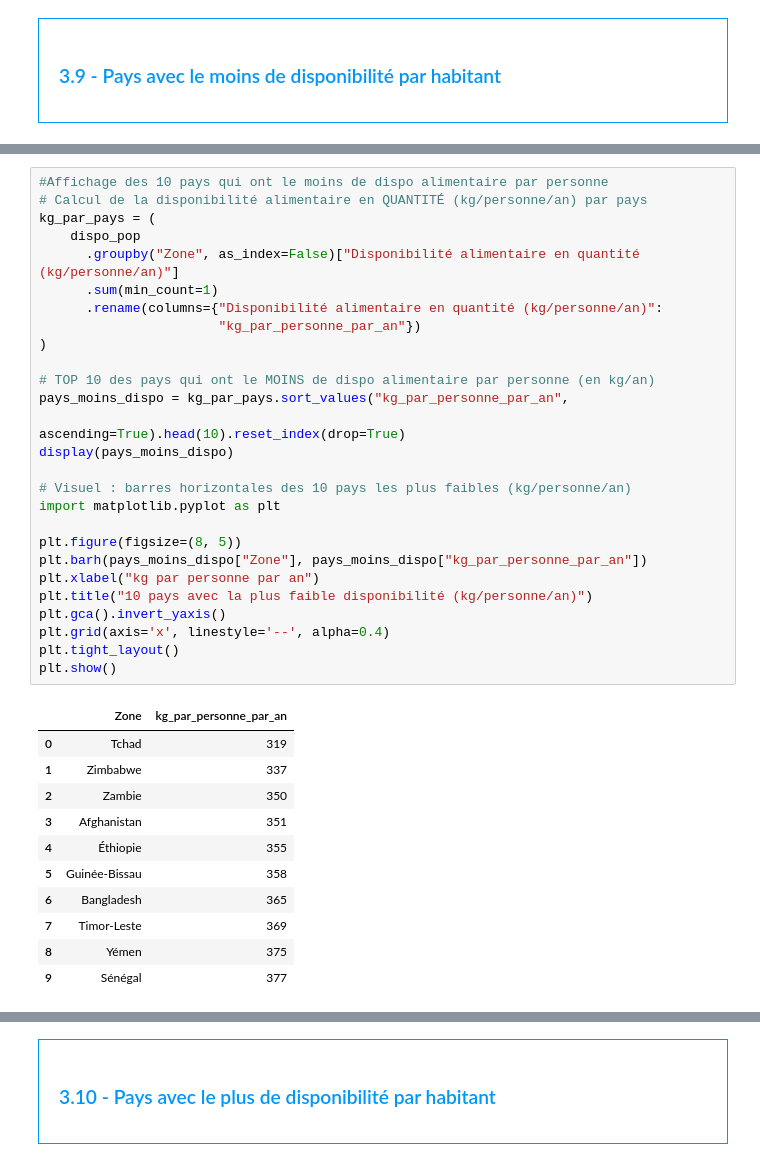
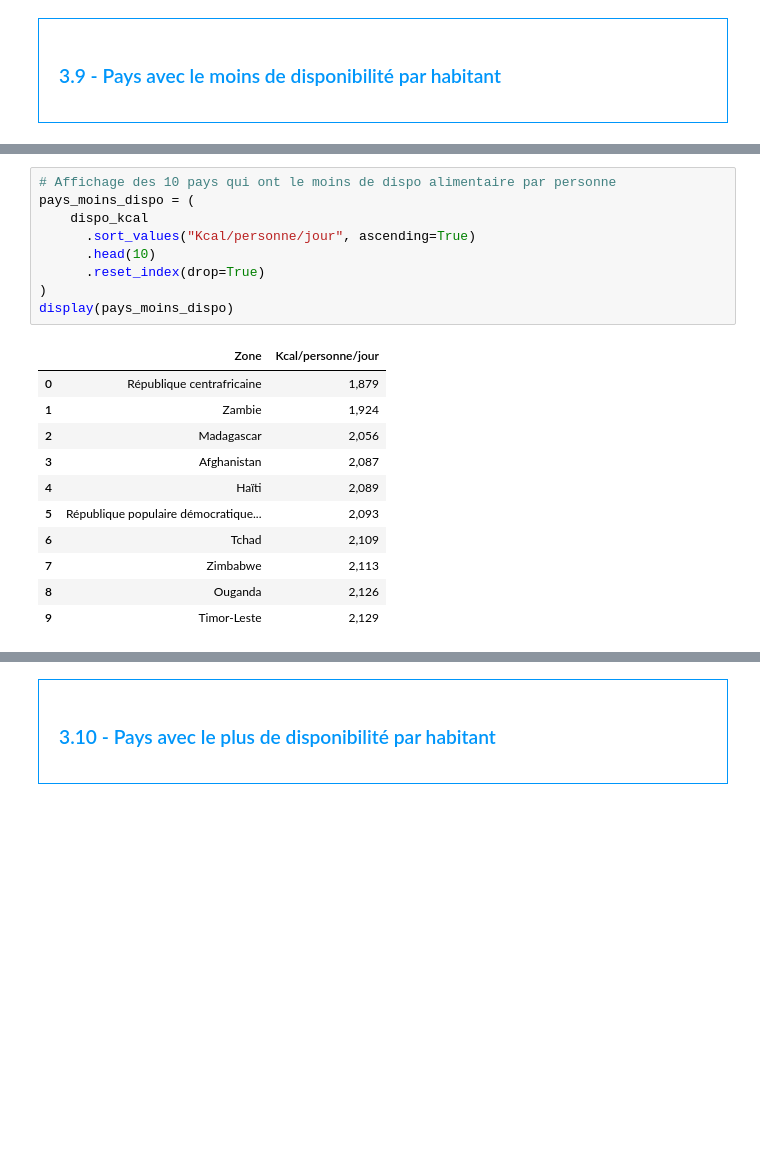
Before and after one commit to Stephane-OC/fao-project, a Jupyter notebook: Food_Security_Analysis_2013_2017.ipynb, the cells around one changed output, grey strips where cells are left out. Drawn from its saved outputs; the diff is of its cells as text; blank space fills up the shorter version.

```diff
--- a/Food_Security_Analysis_2013_2017.ipynb
+++ b/Food_Security_Analysis_2013_2017.ipynb
@@ -905,39 +799,21 @@ plt.show()
 # %%
-#Affichage des 10 pays qui ont le moins de dispo alimentaire par personne
-# Calcul de la disponibilité alimentaire en QUANTITÉ (kg/personne/an) par pays
-kg_par_pays = (
-    dispo_pop
-      .groupby("Zone", as_index=False)["Disponibilité alimentaire en quantité (kg/personne/an)"]
-      .sum(min_count=1)
-      .rename(columns={"Disponibilité alimentaire en quantité (kg/personne/an)":
-                       "kg_par_personne_par_an"})
+# Affichage des 10 pays qui ont le moins de dispo alimentaire par personne
+pays_moins_dispo = (
+    dispo_kcal
+      .sort_values("Kcal/personne/jour", ascending=True)
+      .head(10)
+      .reset_index(drop=True)
 )
-
-# TOP 10 des pays qui ont le MOINS de dispo alimentaire par personne (en kg/an)
-pays_moins_dispo = kg_par_pays.sort_values("kg_par_personne_par_an",
-                                           ascending=True).head(10).reset_index(drop=True)
 display(pays_moins_dispo)
-
-# Visuel : barres horizontales des 10 pays les plus faibles (kg/personne/an)
-import matplotlib.pyplot as plt
-
-plt.figure(figsize=(8, 5))
-plt.barh(pays_moins_dispo["Zone"], pays_moins_dispo["kg_par_personne_par_an"])
-plt.xlabel("kg par personne par an")
-plt.title("10 pays avec la plus faible disponibilité (kg/personne/an)")
-plt.gca().invert_yaxis()
-plt.grid(axis='x', linestyle='--', alpha=0.4)
-plt.tight_layout()
-plt.show()
 # %% [output]
-|  | Zone | kg_par_personne_par_an |
-| 0 | Tchad | 319 |
-| 1 | Zimbabwe | 337 |
-| 2 | Zambie | 350 |
-| 3 | Afghanistan | 351 |
-| 4 | Éthiopie | 355 |
-| 5 | Guinée-Bissau | 358 |
-| 6 | Bangladesh | 365 |
-| 7 | Timor-Leste | 369 |
-| 8 | Yémen | 375 |
-| 9 | Sénégal | 377 |
+|  | Zone | Kcal/personne/jour |
+| 0 | République centrafricaine | 1,879 |
+| 1 | Zambie | 1,924 |
+| 2 | Madagascar | 2,056 |
+| 3 | Afghanistan | 2,087 |
+| 4 | Haïti | 2,089 |
+| 5 | République populaire démocratique... | 2,093 |
+| 6 | Tchad | 2,109 |
+| 7 | Zimbabwe | 2,113 |
+| 8 | Ouganda | 2,126 |
+| 9 | Timor-Leste | 2,129 |
```
Also changed, not shown: parts of 22 cells of this notebook, 1 other file.
